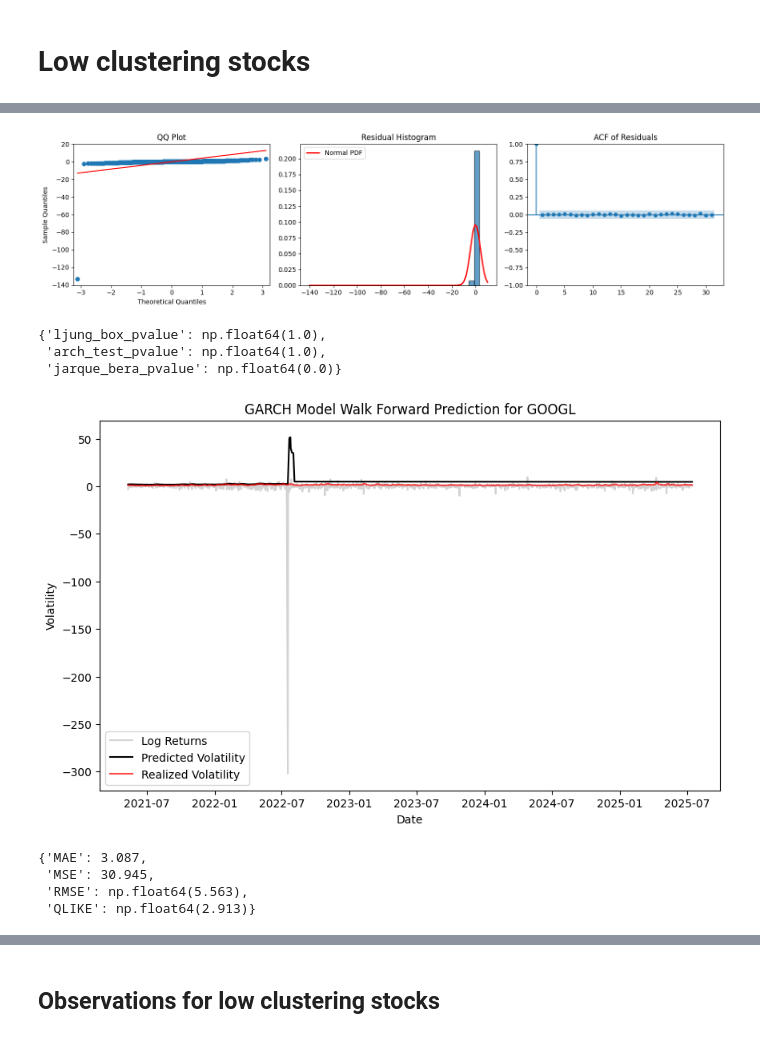
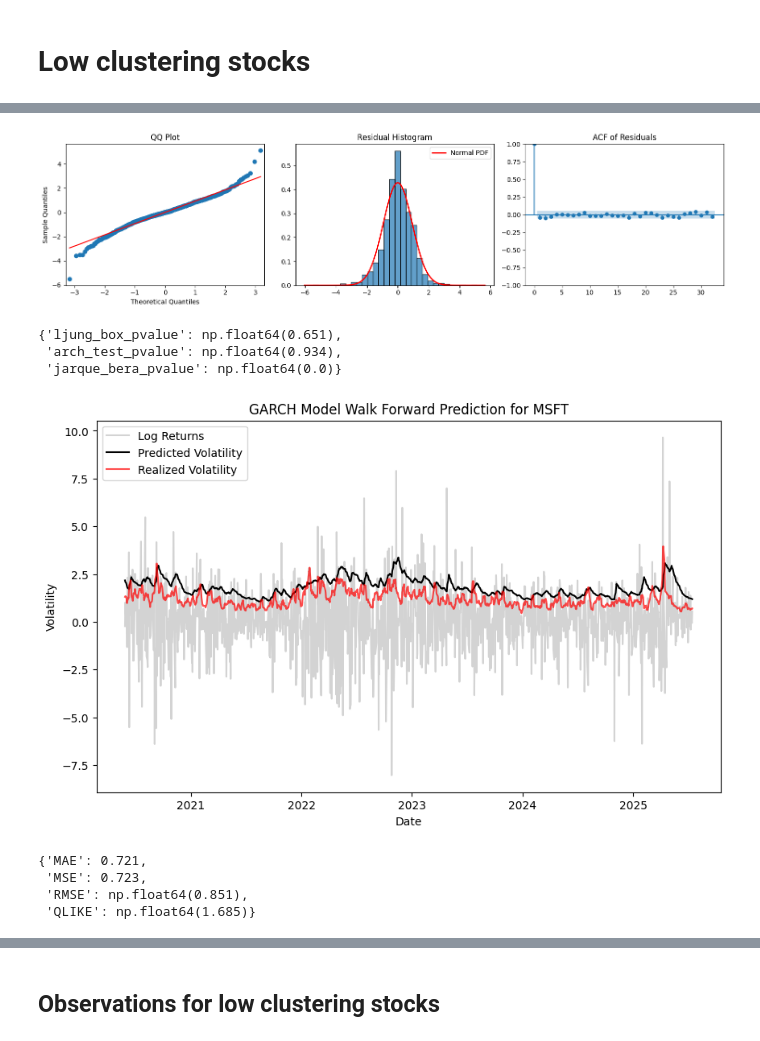
Before and after one commit to sushmita212/Stock_Volatility_Forecasting, a Jupyter notebook: GARCH_preliminary_tests.ipynb, the cells around one changed output, grey strips where cells are left out. Drawn from its saved outputs; the diff is of its cells as text; code cells hidden in the pictures.

```diff
--- a/GARCH_preliminary_tests.ipynb
+++ b/GARCH_preliminary_tests.ipynb
@@ -247,6 +251,6 @@ NVDA_GARCH.plot_alpha_beta_sum()
 # %%
-sd = stock_data("GOOGL")
-GOOGL_df = sd.load_data(con)
+sd = stock_data("MSFT")
+MSFT_df = sd.load_data(con)
 # %%
-GOOGL_GARCH = GARCHWalkForward(GOOGL_df, ticker="GOOGL")
-GOOGL_GARCH.fit_garch()
+MSFT_GARCH = GARCHWalkForward(MSFT_df, ticker="MSFT")
+MSFT_GARCH.fit_garch()
@@ -274,19 +257,19 @@ See scipy.optimize.fmin_slsqp for code meaning.
 # %%
-GOOGL_GARCH.residual_diagnostics()
+MSFT_GARCH.residual_diagnostics()
 # %% [output]
-[figure, old version]
+[figure, new version]
-{'ljung_box_pvalue': np.float64(1.0),
- 'arch_test_pvalue': np.float64(1.0),
+{'ljung_box_pvalue': np.float64(0.651),
+ 'arch_test_pvalue': np.float64(0.934),
  'jarque_bera_pvalue': np.float64(0.0)}
 # %%
-GOOGL_GARCH.plot_results()
+MSFT_GARCH.plot_results()
 # %% [output]
-[figure, old version]
+[figure, new version]
 # %%
-GOOGL_GARCH.compute_error_metrics()
+MSFT_GARCH.compute_error_metrics()
 # %% [output]
-{'MAE': 3.087,
- 'MSE': 30.945,
- 'RMSE': np.float64(5.563),
- 'QLIKE': np.float64(2.913)}
+{'MAE': 0.721,
+ 'MSE': 0.723,
+ 'RMSE': np.float64(0.851),
+ 'QLIKE': np.float64(1.685)}
 # %%
```
Also changed, not shown: parts of 24 cells of this notebook.
